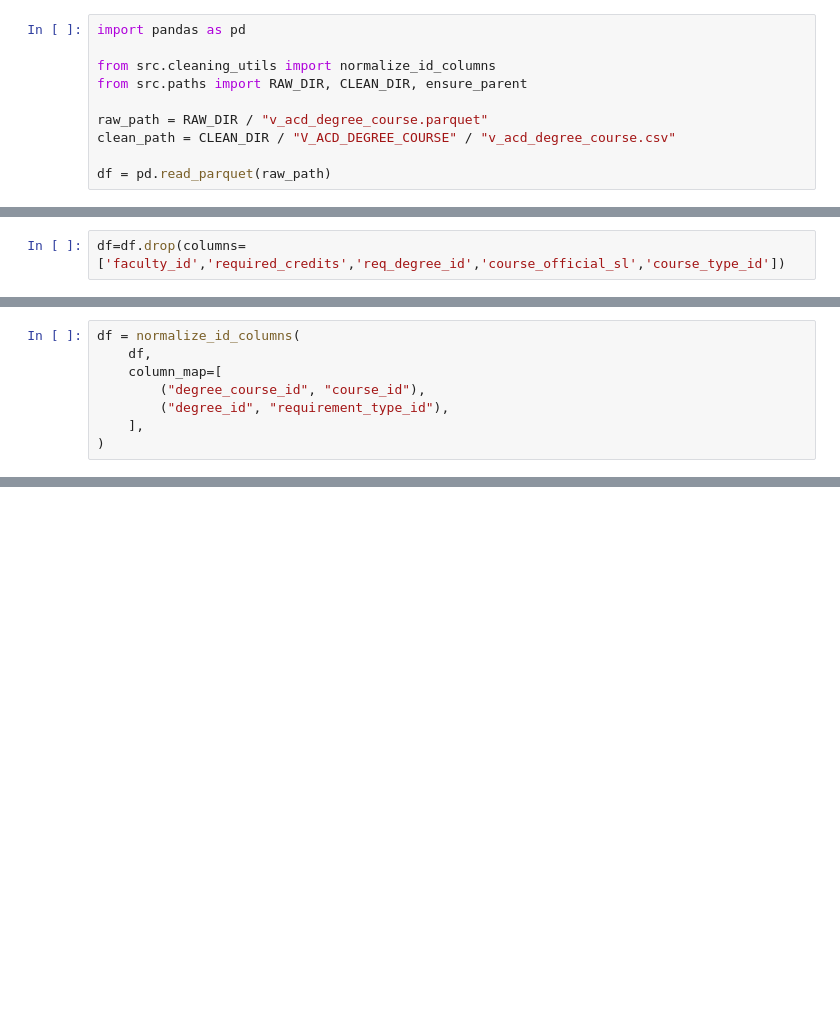
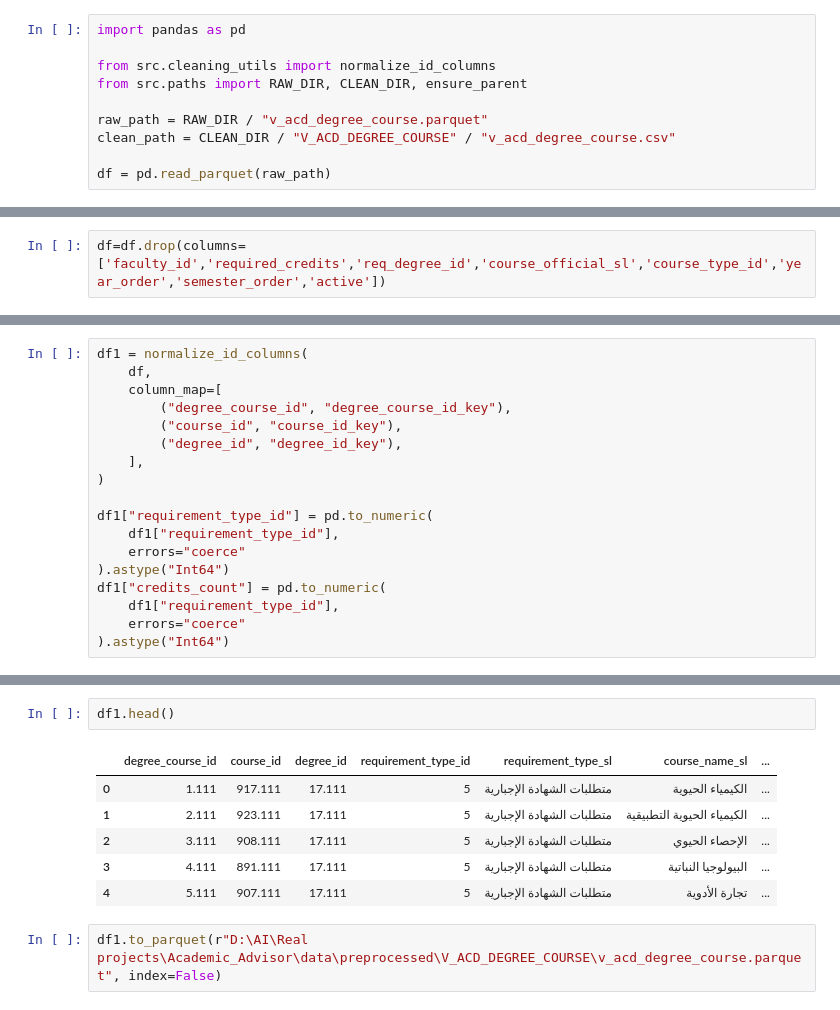
Before and after one commit to ShrkoXIII/Academic_Advisor_system, a Jupyter notebook: note_books/V_ACD_DEGREE_COURSE/load_preprocessing.ipynb, the cells around one changed output, grey strips where cells are left out. Saved outputs shown, nothing was run; the diff lists cells and outputs as text; blank space fills up the shorter version.

```diff
--- a/note_books/V_ACD_DEGREE_COURSE/load_preprocessing.ipynb
+++ b/note_books/V_ACD_DEGREE_COURSE/load_preprocessing.ipynb
@@ -15,4 +47,4 @@ df.info()
 # %%
-df=df.drop(columns=['faculty_id','required_credits','req_degree_id','course_official_sl','course_type_id'])
+df=df.drop(columns=['faculty_id','required_credits','req_degree_id','course_official_sl','course_type_id','year_order','semester_order','active'])
 # %%
 df.head()
@@ -35,8 +124,0 @@ df[df['credits_count']==11.0]
-# %%
-df = normalize_id_columns(
-    df,
-    column_map=[
-        ("degree_course_id", "course_id"),
-        ("degree_id", "requirement_type_id"),
-    ],
-)
@@ -44,0 +125,18 @@ df.info()
+# %%
+df1 = normalize_id_columns(
+    df,
+    column_map=[
+        ("degree_course_id", "degree_course_id_key"),
+        ("course_id", "course_id_key"),
+        ("degree_id", "degree_id_key"),
+    ],
+)
+
+df1["requirement_type_id"] = pd.to_numeric(
+    df1["requirement_type_id"],
+    errors="coerce"
+).astype("Int64")
+df1["credits_count"] = pd.to_numeric(
+    df1["requirement_type_id"],
+    errors="coerce"
+).astype("Int64")
@@ -44,0 +165,11 @@ df.info()
+# %%
+df1.head()
+# %% [output]
+|  | degree_course_id | course_id | degree_id | requirement_type_id | requirement_type_sl | course_name_sl | ... |
+| 0 | 1.111 | 917.111 | 17.111 | 5 | متطلبات الشهادة الإجبارية | الكيمياء الحيوية | ... |
+| 1 | 2.111 | 923.111 | 17.111 | 5 | متطلبات الشهادة الإجبارية | الكيمياء الحيوية التطبيقية | ... |
+| 2 | 3.111 | 908.111 | 17.111 | 5 | متطلبات الشهادة الإجبارية | الإحصاء الحيوي | ... |
+| 3 | 4.111 | 891.111 | 17.111 | 5 | متطلبات الشهادة الإجبارية | البيولوجيا النباتية | ... |
+| 4 | 5.111 | 907.111 | 17.111 | 5 | متطلبات الشهادة الإجبارية | تجارة الأدوية | ... |
+# %%
+df1.to_parquet(r"D:\AI\Real projects\Academic_Advisor\data\preprocessed\V_ACD_DEGREE_COURSE\v_acd_degree_course.parquet", index=False)
```
Also changed, not shown: parts of 13 cells of this notebook, 1 other file.
